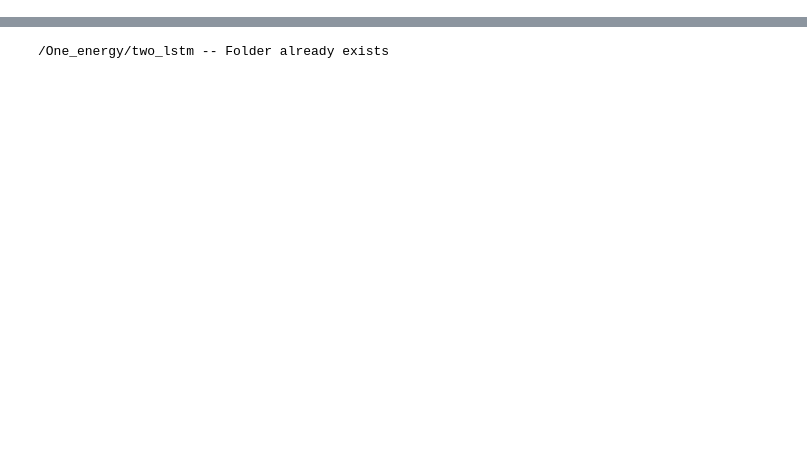
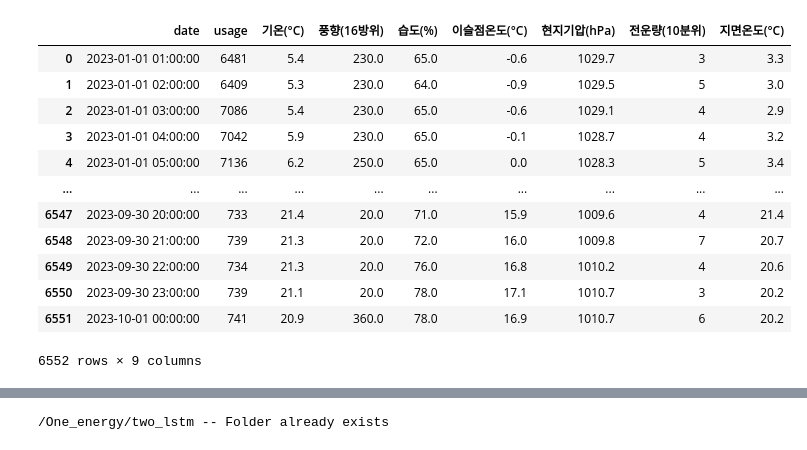
Before and after one commit to moji-moji-idn/Clustering-based-apartment-electricity-demand-prediction, a Jupyter notebook: ELEC.ipynb, the cells around one changed output, grey strips where cells are left out. Cells and saved outputs as stored; diff of their text form; code cells hidden in the pictures; blank space fills up the shorter version.

```diff
--- a/ELEC.ipynb
+++ b/ELEC.ipynb
@@ -75,0 +139,16 @@ data
+# %%
+data2
+# %% [output]
+|  | date | usage | 기온(°C) | 풍향(16방위) | 습도(%) | 이슬점온도(°C) | 현지기압(hPa) | 전운량(10분위) | 지면온도(°C) |
+| 0 | 2023-01-01 01:00:00 | 6481 | 5.4 | 230.0 | 65.0 | -0.6 | 1029.7 | 3 | 3.3 |
+| 1 | 2023-01-01 02:00:00 | 6409 | 5.3 | 230.0 | 64.0 | -0.9 | 1029.5 | 5 | 3.0 |
+| 2 | 2023-01-01 03:00:00 | 7086 | 5.4 | 230.0 | 65.0 | -0.6 | 1029.1 | 4 | 2.9 |
+| 3 | 2023-01-01 04:00:00 | 7042 | 5.9 | 230.0 | 65.0 | -0.1 | 1028.7 | 4 | 3.2 |
+| 4 | 2023-01-01 05:00:00 | 7136 | 6.2 | 250.0 | 65.0 | 0.0 | 1028.3 | 5 | 3.4 |
+| ... | ... | ... | ... | ... | ... | ... | ... | ... | ... |
+| 6547 | 2023-09-30 20:00:00 | 733 | 21.4 | 20.0 | 71.0 | 15.9 | 1009.6 | 4 | 21.4 |
+| 6548 | 2023-09-30 21:00:00 | 739 | 21.3 | 20.0 | 72.0 | 16.0 | 1009.8 | 7 | 20.7 |
+| 6549 | 2023-09-30 22:00:00 | 734 | 21.3 | 20.0 | 76.0 | 16.8 | 1010.2 | 4 | 20.6 |
+| 6550 | 2023-09-30 23:00:00 | 739 | 21.1 | 20.0 | 78.0 | 17.1 | 1010.7 | 3 | 20.2 |
+| 6551 | 2023-10-01 00:00:00 | 741 | 20.9 | 360.0 | 78.0 | 16.9 | 1010.7 | 6 | 20.2 |
+6552 rows × 9 columns
```
Also changed, not shown: parts of 16 cells of this notebook, 1 other file.
